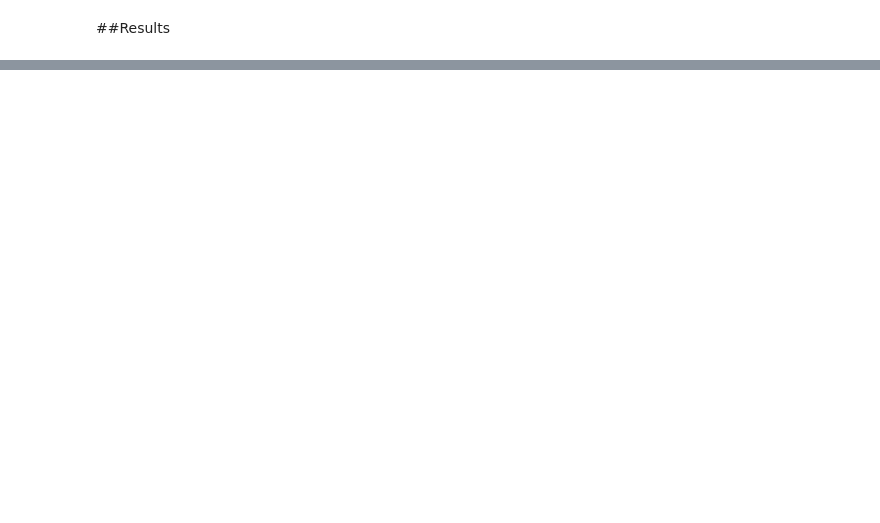
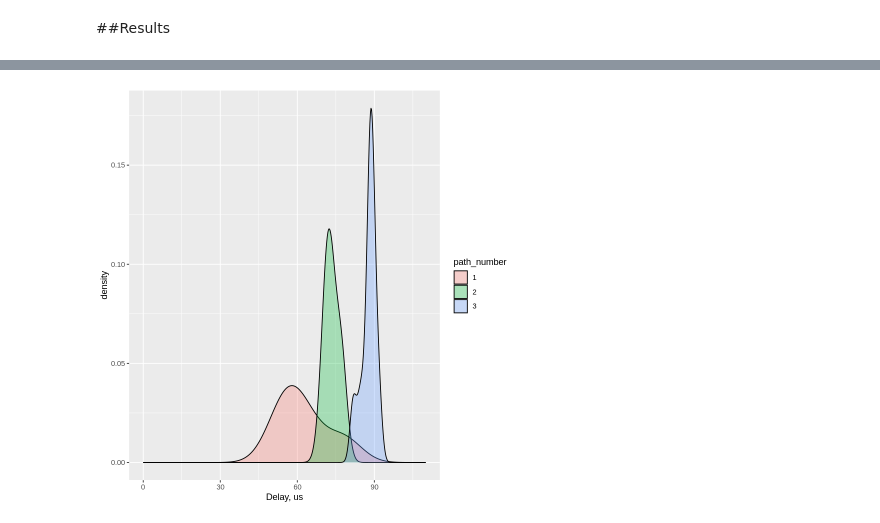
Before and after one commit to NataliaBlueCloud/Inband_telemetry_design, a Jupyter notebook: Cochrams_ofc_example_3paths.ipynb, the cells around one changed output, grey strips where cells are left out. Cells and saved outputs as stored; diff of their text form; code cells hidden in the pictures; blank space fills up the shorter version.

```diff
--- a/Cochrams_ofc_example_3paths.ipynb
+++ b/Cochrams_ofc_example_3paths.ipynb
@@ -263,7 +268,7 @@ p1
 # %% [markdown]
 ##Results
 # %%
-threshold_us <- 27 #us
+threshold_us <- 75 #us
 # %%
 n_exp <- 100
 # %%
@@ -470,0 +464,10 @@ xlab("Number of samples")
+# %%
+df <- data.frame(delay_value = c(path1_delays,path2_delays,path3_delays),
+path_number = c(rep("1",length(path1_delays)),rep("2",length(path2_delays)),rep("3",length(path3_delays))))
+
+p1 <- ggplot(data=df, aes(x=delay_value*1e6, group=path_number, fill=path_number)) +
+  geom_density(adjust=1.5, alpha=.3) + xlim(0, 110) + xlab("Delay, us")
+
+p1
+# %% [output]
+[figure, added]
```
Also changed, not shown: parts of 32 cells of this notebook.
